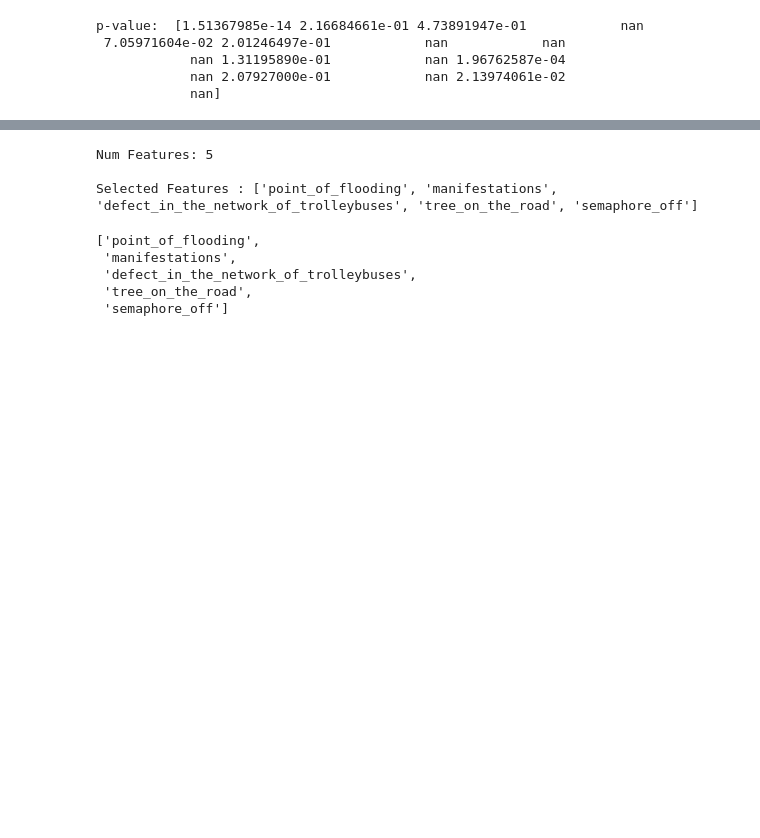
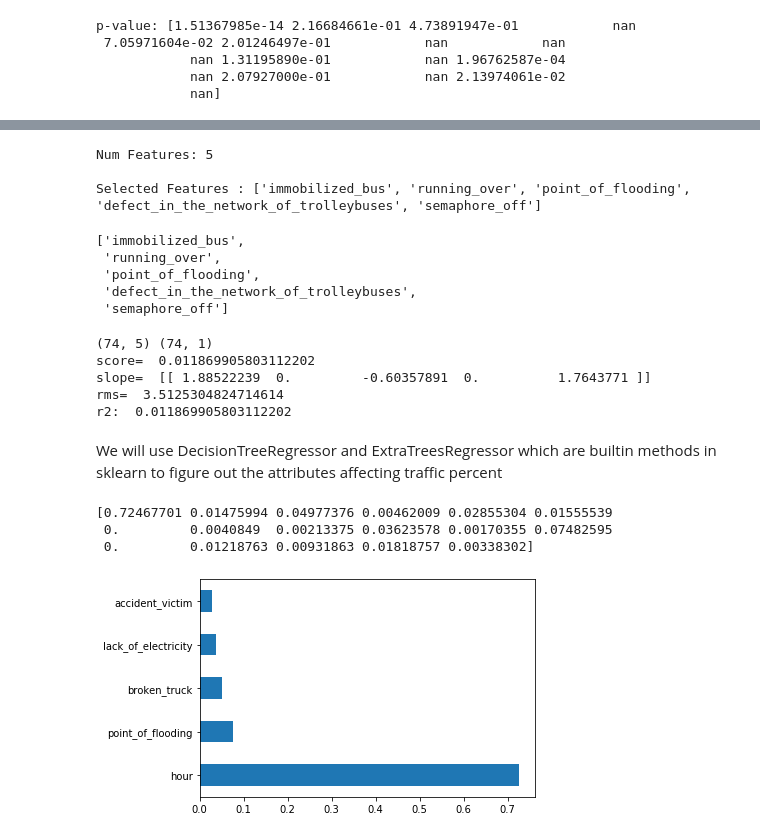
Before and after one commit to sprksh/bits_ml, a Jupyter notebook: feature_engg/FEMiniProject.ipynb, the cells around one changed output, grey strips where cells are left out. Drawn from its saved outputs; the diff is of its cells as text; code cells hidden in the pictures; blank space fills up the shorter version.

```diff
--- a/feature_engg/FEMiniProject.ipynb
+++ b/feature_engg/FEMiniProject.ipynb
@@ -438,8 +475,8 @@ weighted avg       0.40      0.36      0.36        33
 # %%
 from sklearn.feature_selection import RFE
-def get_top_k_features_by_rfe(data, dt, top_k, show_results=True):
+def get_top_k_features_by_rfe(data, top_k, show_results=True):
     #Preprare the independant and target attributes
-    dt = SVR(kernel="linear")
+    dt = LinearRegression(fit_intercept=True)
     col_length = len(data.columns)
     X = data.iloc[:,0:col_length-1]  #independent columns
     y = data.iloc[:,-1]    #target column i.e price range
@@ -470,16 +507,78 @@ def get_top_k_features_by_rfe(data, dt, top_k, show_results=True):
 
 
 
-dfc = dfc.drop(['slowness_in_traffic_percent'], axis=1)
+dfc = dfc.drop(['slowness_in_traffic_percent-binned'], axis=1)
 
 
-get_top_k_features_by_rfe(dfc, dt, 5, show_results=True)
+get_top_k_features_by_rfe(dfc, 5, show_results=True)
 # %% [output]
 Num Features: 5
 
-Selected Features : ['point_of_flooding', 'manifestations', 'defect_in_the_network_of_trolleybuses', 'tree_on_the_road', 'semaphore_off']
+Selected Features : ['immobilized_bus', 'running_over', 'point_of_flooding', 'defect_in_the_network_of_trolleybuses', 'semaphore_off']
-['point_of_flooding',
- 'manifestations',
+['immobilized_bus',
+ 'running_over',
+ 'point_of_flooding',
  'defect_in_the_network_of_trolleybuses',
- 'tree_on_the_road',
  'semaphore_off']
+# %%
+X_new = X[['point_of_flooding',
+ 'manifestations',
+ 'defect_in_the_network_of_trolleybuses',
+ 'tree_on_the_road',
+ 'semaphore_off']]
+
+y = df_z[['slowness_in_traffic_percent']]
+
+X_train, X_test, y_train, y_test = train_test_split(X_new , y, test_size=0.3, random_state=42)
+
+print(X_train.shape, y_train.shape)
+
+reg = LinearRegression().fit(X_train,y_train)
+print ('score= ',reg.score(X_test,y_test))
+print ('slope= ',reg.coef_)
+p = reg.predict(X_test)
+print( 'rms= ',math.sqrt(mean_squared_error(y_test, p)))
+print('r2: ', r2_score(y_test,p))
+# %% [output]
+(74, 5) (74, 1)
+score=  0.011869905803112202
+slope=  [[ 1.88522239  0.         -0.60357891  0.          1.7643771 ]]
+rms=  3.5125304824714614
+r2:  0.011869905803112202
+# %% [markdown]
+We will use DecisionTreeRegressor and ExtraTreesRegressor which are builtin methods in sklearn to figure out the attributes affecting traffic percent
+# %%
+from sklearn.ensemble import ExtraTreesRegressor
+from sklearn.tree import DecisionTreeRegressor
+import matplotlib.pyplot as plt
+
+
+def show_top_decition_classifier_feature(df, classifier, top_k):
+    data = df.copy()
+    #Prepare the independent and dependent attributes sets
+    X = data.iloc[:,0:17]  #independent columns
+    y = data.iloc[:,-1]    #target column i.e traffic percent
+
+    if classifier == "ExtraTreesRegressor":
+        classifier = ExtraTreesRegressor
+    elif classifier == "DecisionTreeRegressor":
+        classifier = DecisionTreeRegressor
+
+    model = classifier()
+    model.fit(X,y)
+
+    #use inbuilt class feature_importances of tree based classifiers
+    print(model.feature_importances_)
+
+    #plot graph of feature importances for better visualization
+    feat_importances = pd.Series(model.feature_importances_, index=X.columns)
+    feat_importances.nlargest(top_k).plot(kind='barh')
+    plt.show()
+# %%
+
+show_top_decition_classifier_feature(df, "DecisionTreeRegressor", 5)
+# %% [output]
+[0.72467701 0.01475994 0.04977376 0.00462009 0.02855304 0.01555539
+ 0.         0.0040849  0.00213375 0.03623578 0.00170355 0.07482595
+ 0.         0.01218763 0.00931863 0.01818757 0.00338302]
+[figure, added]
```
Also changed, not shown: parts of 26 cells of this notebook, 1 other file.
